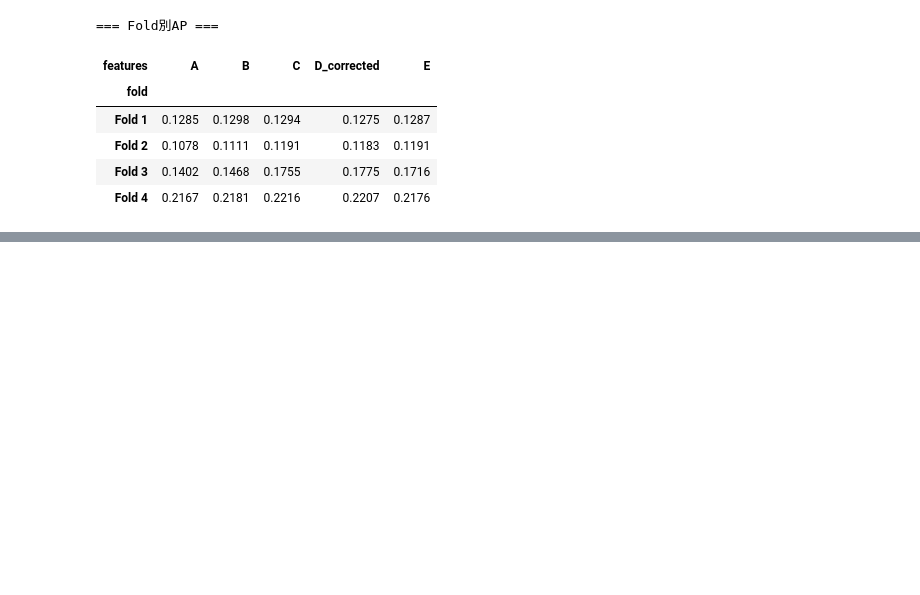
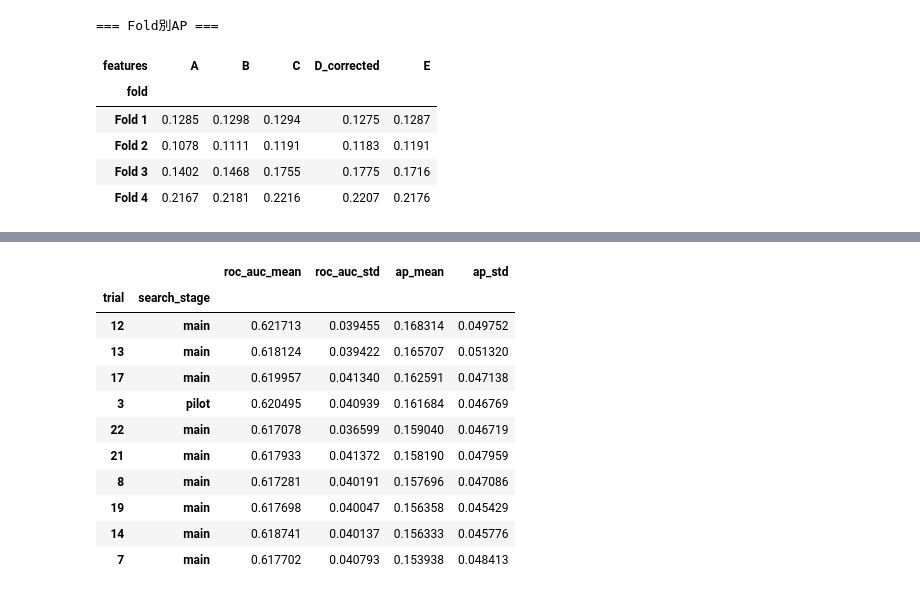
Before and after one commit to RyoShimoda/AWS_Python_data_analysis, a Jupyter notebook: notebooks/13_low_review_model_comparison.ipynb, the cells around one changed output, grey strips where cells are left out. Drawn from its saved outputs; the diff is of its cells as text; code cells hidden in the pictures; blank space fills up the shorter version.

```diff
--- a/notebooks/13_low_review_model_comparison.ipynb
+++ b/notebooks/13_low_review_model_comparison.ipynb
@@ -2731,0 +3265,75 @@ display(
+# %%
+# STEP 53-6：全23候補と初期Model Cの比較
+
+# 試験探索3候補と本探索20候補を統合
+df_all_random_results = pd.concat(
+    [
+        df_random_trial.assign(search_stage="pilot"),
+        df_random_results.assign(
+            trial=lambda x: x["trial"] + len(sampled_params),
+            search_stage="main",
+        ),
+    ],
+    ignore_index=True,
+)
+
+# 全候補の平均性能
+df_all_random_summary = (
+    df_all_random_results.groupby(["trial", "search_stage"])
+    .agg(
+        roc_auc_mean=("roc_auc", "mean"),
+        roc_auc_std=("roc_auc", "std"),
+        ap_mean=("average_precision", "mean"),
+        ap_std=("average_precision", "std"),
+    )
+    .sort_values("ap_mean", ascending=False)
+)
+
+print("=== 全23候補の上位10件 ===")
+display(df_all_random_summary.head(10).round(6))
+
+# 全候補から平均AP最大の候補を選択
+best_trial_all = df_all_random_summary.index[0][0]
+
+df_best_folds = df_all_random_results.loc[
+    df_all_random_results["trial"] == best_trial_all,
+    ["fold", "roc_auc", "average_precision"],
+].rename(
+    columns={
+        "roc_auc": "roc_auc_tuned",
+        "average_precision": "ap_tuned",
+    }
+)
+
+# 初期Model CのFold別性能
+df_baseline_folds = df_cat_abc.loc[
+    df_cat_abc["features"] == "C",
+    ["fold", "roc_auc", "average_precision"],
+].rename(
+    columns={
+        "roc_auc": "roc_auc_baseline",
+        "average_precision": "ap_baseline",
+    }
+)
+
+# 同じFold同士を比較
+df_fold_comparison = df_baseline_folds.merge(
+    df_best_folds,
+    on="fold",
+    validate="one_to_one",
+)
+
+df_fold_comparison["auc_diff"] = (
+    df_fold_comparison["roc_auc_tuned"] - df_fold_comparison["roc_auc_baseline"]
+)
+
+df_fold_comparison["ap_diff"] = (
+    df_fold_comparison["ap_tuned"] - df_fold_comparison["ap_baseline"]
+)
+
+print(f"\n=== 最良候補：全体Trial {best_trial_all} ===")
+display(df_fold_comparison.round(6))
+
+print("\n=== 平均改善幅 ===")
+display(df_fold_comparison[["auc_diff", "ap_diff"]].mean().round(6))
+# %% [output]
@@ -2731,0 +3341,12 @@ display(
+|  |  | roc_auc_mean | roc_auc_std | ap_mean | ap_std |
+| trial | search_stage |  |  |  |  |
+| 12 | main | 0.621713 | 0.039455 | 0.168314 | 0.049752 |
+| 13 | main | 0.618124 | 0.039422 | 0.165707 | 0.051320 |
+| 17 | main | 0.619957 | 0.041340 | 0.162591 | 0.047138 |
+| 3 | pilot | 0.620495 | 0.040939 | 0.161684 | 0.046769 |
+| 22 | main | 0.617078 | 0.036599 | 0.159040 | 0.046719 |
+| 21 | main | 0.617933 | 0.041372 | 0.158190 | 0.047959 |
+| 8 | main | 0.617281 | 0.040191 | 0.157696 | 0.047086 |
+| 19 | main | 0.617698 | 0.040047 | 0.156358 | 0.045429 |
+| 14 | main | 0.618741 | 0.040137 | 0.156333 | 0.045776 |
+| 7 | main | 0.617702 | 0.040793 | 0.153938 | 0.048413 |
```
Also changed, not shown: parts of 19 cells of this notebook, 1 other file.
